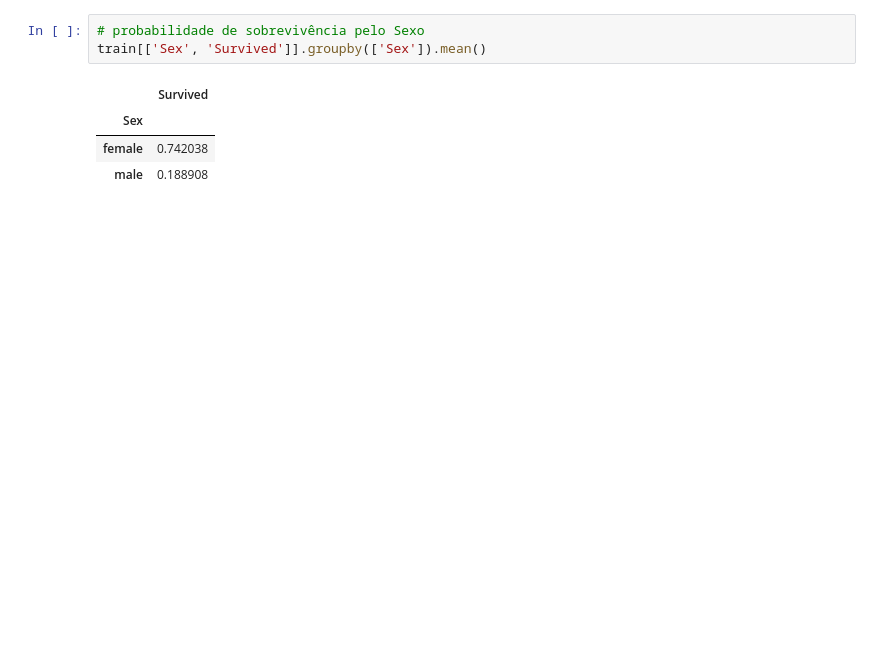
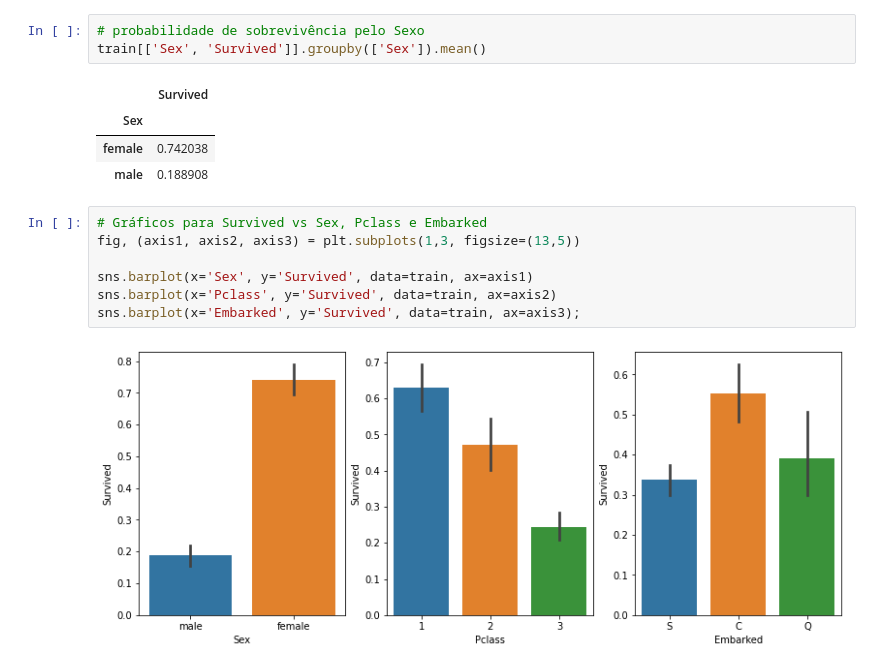
Before and after one commit to byronkamal/data_science, a Jupyter notebook: Titanic/titanic.ipynb, the cells around one changed output. Drawn from its saved outputs; the diff is of its cells as text; blank space fills up the shorter version.

Commit message:
Continuing data exploration

```diff
--- a/Titanic/titanic.ipynb
+++ b/Titanic/titanic.ipynb
@@ -190,3 +185,12 @@ train[['Sex', 'Survived']].groupby(['Sex']).mean()
 | Sex |  |
 | female | 0.742038 |
 | male | 0.188908 |
+# %%
+# Gráficos para Survived vs Sex, Pclass e Embarked
+fig, (axis1, axis2, axis3) = plt.subplots(1,3, figsize=(13,5))
+
+sns.barplot(x='Sex', y='Survived', data=train, ax=axis1)
+sns.barplot(x='Pclass', y='Survived', data=train, ax=axis2)
+sns.barplot(x='Embarked', y='Survived', data=train, ax=axis3);
+# %% [output]
+[figure, added]
```
Also changed, not shown: parts of 6 cells of this notebook.
